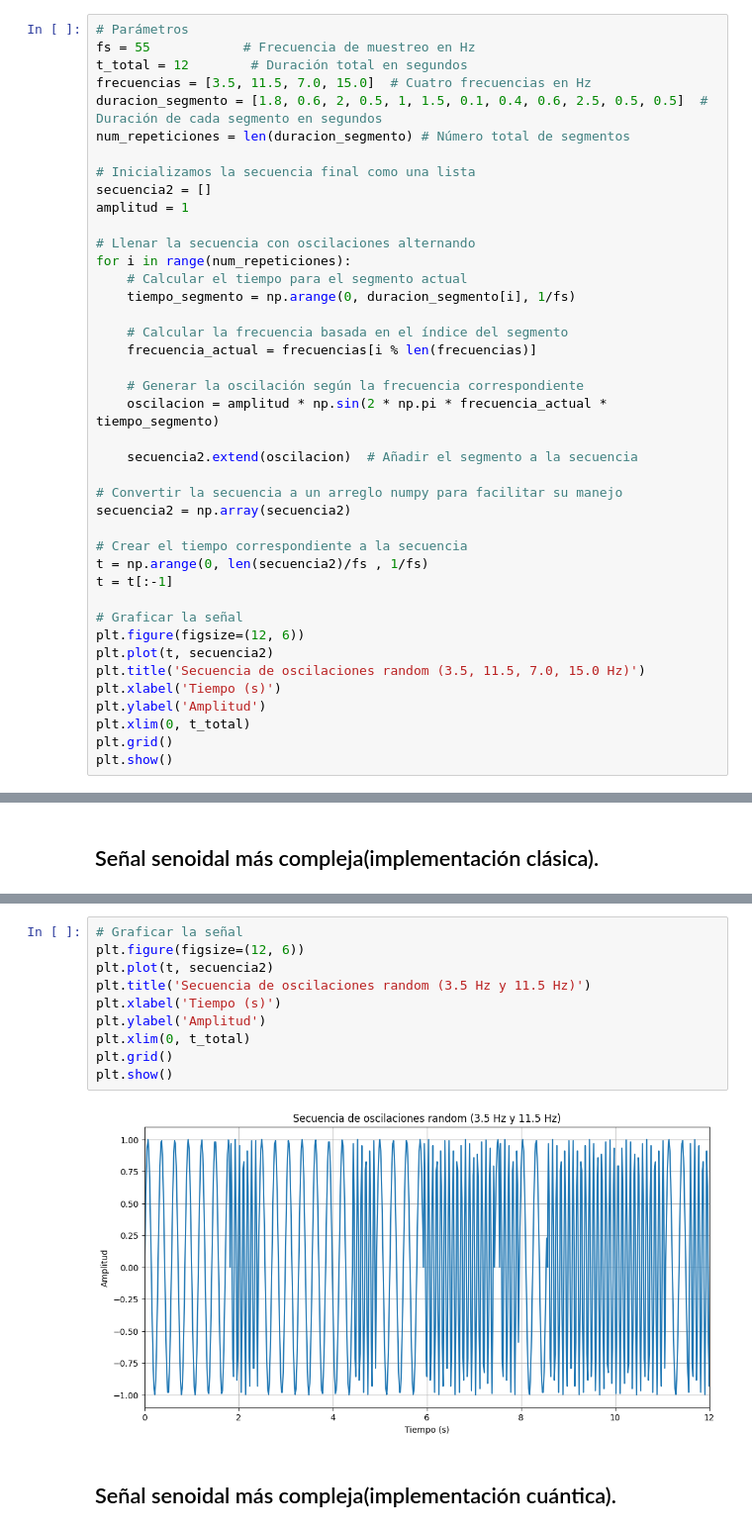
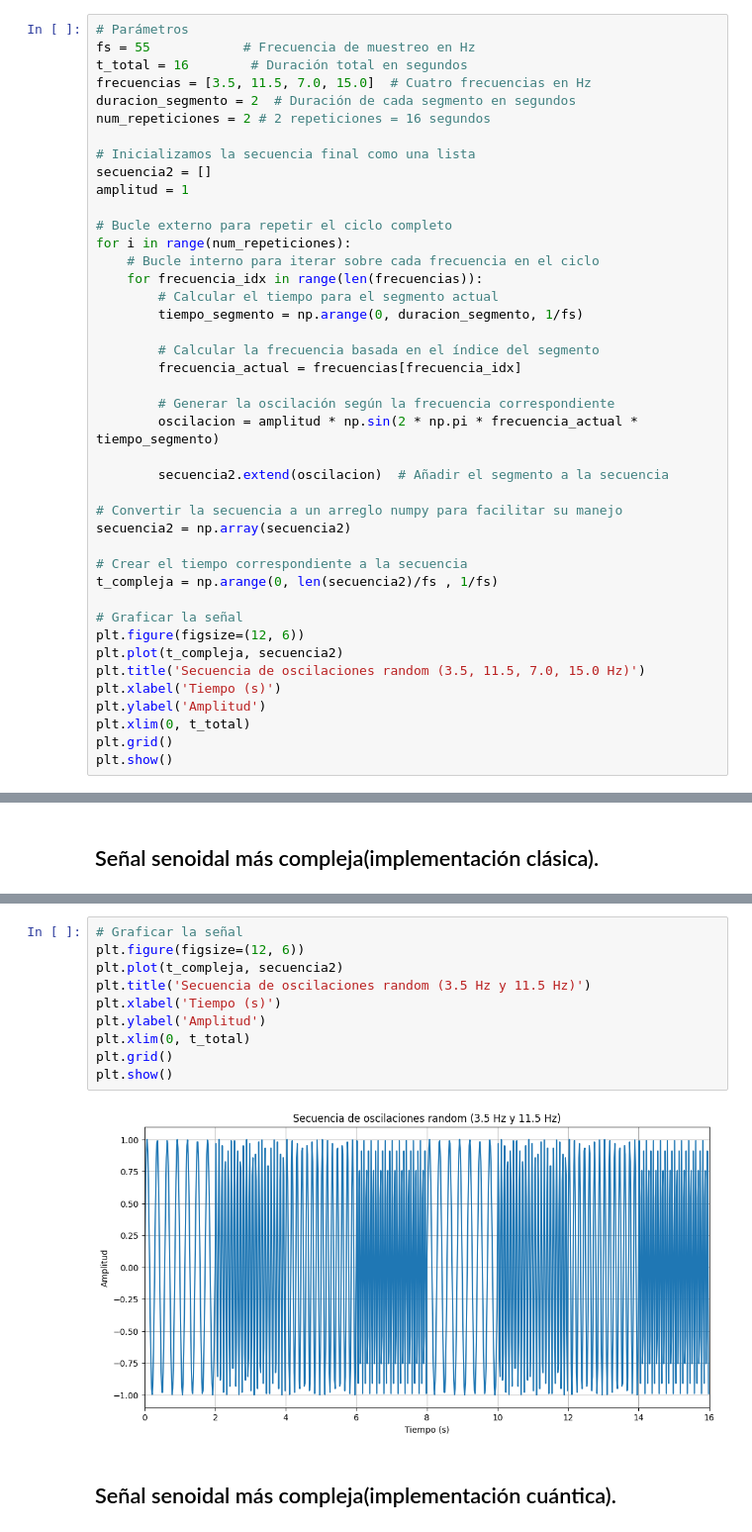
Before and after one commit to manuuuv/TFG, a Jupyter notebook: Quantum_RC.ipynb, the cells around one changed output, grey strips where cells are left out. Shown at 99% size. Cells and saved outputs as stored; diff of their text form.

```diff
--- a/Quantum_RC.ipynb
+++ b/Quantum_RC.ipynb
@@ -51,38 +51,39 @@ plt.show()
 # %%
 # Parámetros
 fs = 55            # Frecuencia de muestreo en Hz
-t_total = 12        # Duración total en segundos
+t_total = 16        # Duración total en segundos
 frecuencias = [3.5, 11.5, 7.0, 15.0]  # Cuatro frecuencias en Hz
-duracion_segmento = [1.8, 0.6, 2, 0.5, 1, 1.5, 0.1, 0.4, 0.6, 2.5, 0.5, 0.5]  # Duración de cada segmento en segundos
-num_repeticiones = len(duracion_segmento) # Número total de segmentos
+duracion_segmento = 2  # Duración de cada segmento en segundos
+num_repeticiones = 2 # 2 repeticiones = 16 segundos
 
 # Inicializamos la secuencia final como una lista
 secuencia2 = []
 amplitud = 1
 
-# Llenar la secuencia con oscilaciones alternando
+# Bucle externo para repetir el ciclo completo
 for i in range(num_repeticiones):
-    # Calcular el tiempo para el segmento actual
-    tiempo_segmento = np.arange(0, duracion_segmento[i], 1/fs)
+    # Bucle interno para iterar sobre cada frecuencia en el ciclo
+    for frecuencia_idx in range(len(frecuencias)):
+        # Calcular el tiempo para el segmento actual
+        tiempo_segmento = np.arange(0, duracion_segmento, 1/fs)
 
-    # Calcular la frecuencia basada en el índice del segmento
-    frecuencia_actual = frecuencias[i % len(frecuencias)]
+        # Calcular la frecuencia basada en el índice del segmento
+        frecuencia_actual = frecuencias[frecuencia_idx]
 
-    # Generar la oscilación según la frecuencia correspondiente
-    oscilacion = amplitud * np.sin(2 * np.pi * frecuencia_actual * tiempo_segmento)
+        # Generar la oscilación según la frecuencia correspondiente
+        oscilacion = amplitud * np.sin(2 * np.pi * frecuencia_actual * tiempo_segmento)
 
-    secuencia2.extend(oscilacion)  # Añadir el segmento a la secuencia
+        secuencia2.extend(oscilacion)  # Añadir el segmento a la secuencia
 
 # Convertir la secuencia a un arreglo numpy para facilitar su manejo
 secuencia2 = np.array(secuencia2)
 
 # Crear el tiempo correspondiente a la secuencia
-t = np.arange(0, len(secuencia2)/fs , 1/fs)
-t = t[:-1]
+t_compleja = np.arange(0, len(secuencia2)/fs , 1/fs)
 
 # Graficar la señal
 plt.figure(figsize=(12, 6))
-plt.plot(t, secuencia2)
+plt.plot(t_compleja, secuencia2)
 plt.title('Secuencia de oscilaciones random (3.5, 11.5, 7.0, 15.0 Hz)')
 plt.xlabel('Tiempo (s)')
 plt.ylabel('Amplitud')
@@ -574,15 +592,15 @@ plt.show()
 # %%
 # Graficar la señal
 plt.figure(figsize=(12, 6))
-plt.plot(t, secuencia2)
+plt.plot(t_compleja, secuencia2)
 plt.title('Secuencia de oscilaciones random (3.5 Hz y 11.5 Hz)')
 plt.xlabel('Tiempo (s)')
 plt.ylabel('Amplitud')
 plt.xlim(0, t_total)
 plt.grid()
 plt.show()
 # %% [output]
-[figure, old version]
+[figure, new version]
 # %% [markdown]
 ## Señal senoidal más compleja(implementación cuántica).
 # %%
```
Also changed, not shown: parts of 25 cells of this notebook, 1 other file.
